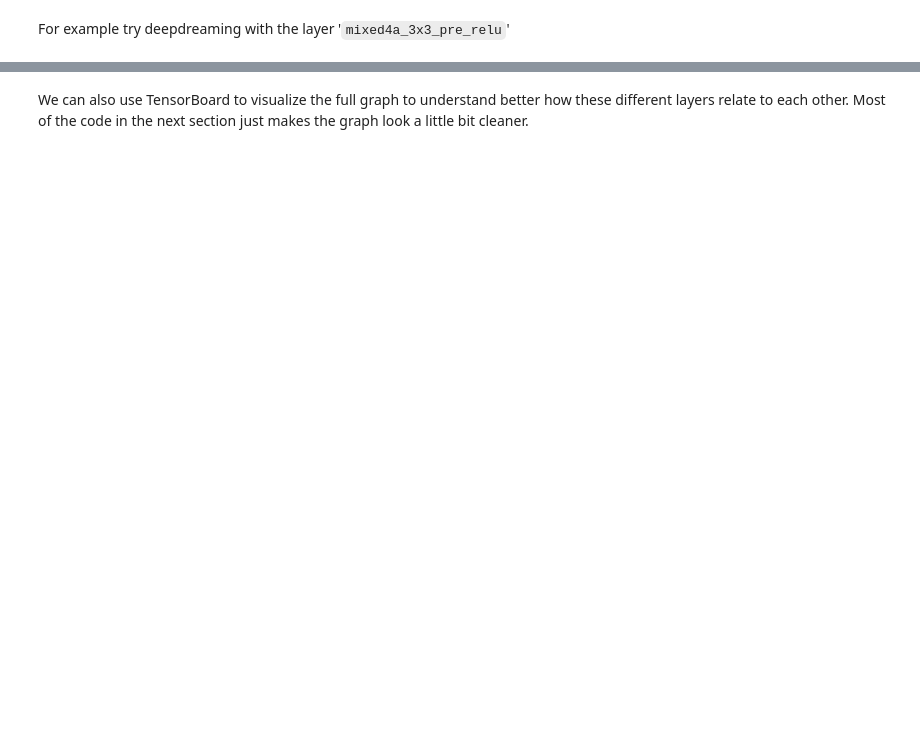
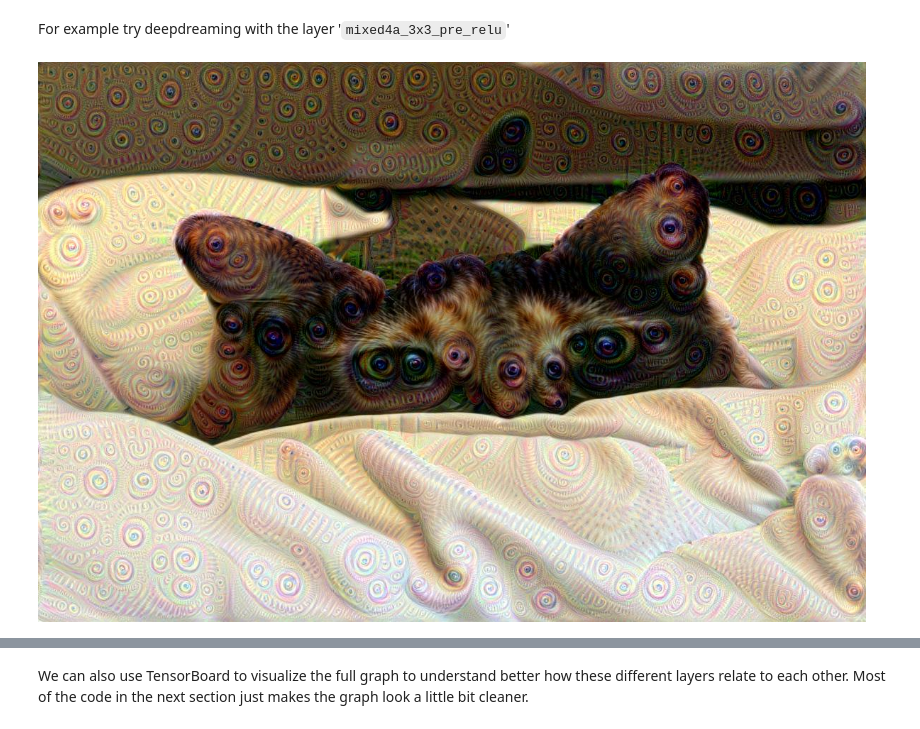
Before and after one commit to charleshart0301/DSPS_cHart, a Jupyter notebook: HW10/Charles_DSPS2025_deepdream.ipynb, the cells around one changed output, grey strips where cells are left out. Cells and saved outputs as stored; diff of their text form; code cells hidden in the pictures; blank space fills up the shorter version.

```diff
--- a/HW10/Charles_DSPS2025_deepdream.ipynb
+++ b/HW10/Charles_DSPS2025_deepdream.ipynb
@@ -329,5 +357,10 @@ for layer in layers:
 # %% [markdown]
 For example try deepdreaming with the layer '`mixed4a_3x3_pre_relu`'
+# %%
+layer = "mixed4a_3x3_pre_relu"
+final = render_deepdream(tf.square(T(layer)), img1)
+# %% [output]
+[figure, added]
 # %%
 layer = "mixed5b_pool_reduce_pre_relu"
 final = render_deepdream(tf.square(T(layer)), img1)
```
Also changed, not shown: parts of 16 cells of this notebook.
